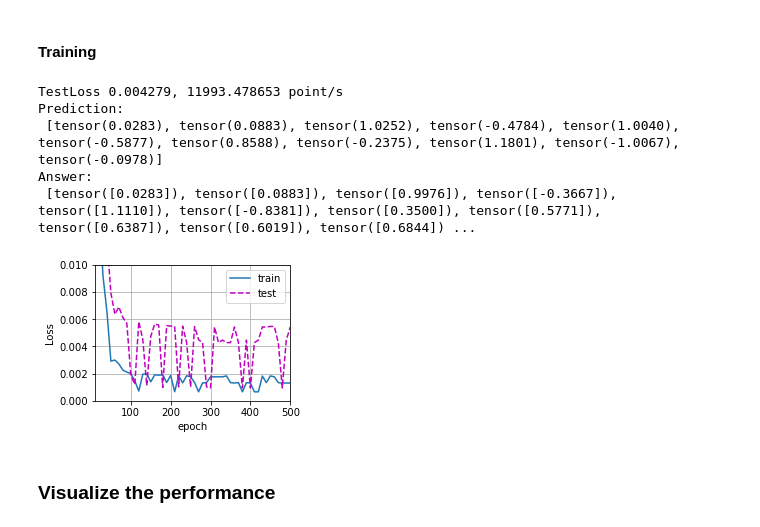
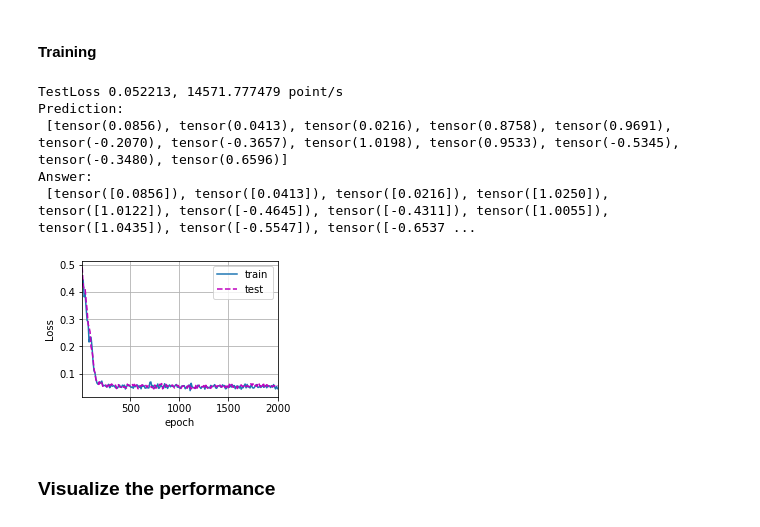
Before and after one commit to yesunhuang/QRNNs_Memory, a Jupyter notebook: JupyterNotebooks/Test_Two_Classical_SRNN.ipynb, the cells around one changed output. Cells and saved outputs as stored; diff of their text form; code cells hidden in the pictures.

Commit message:
Update Test Two

```diff
--- a/JupyterNotebooks/Test_Two_Classical_SRNN.ipynb
+++ b/JupyterNotebooks/Test_Two_Classical_SRNN.ipynb
@@ -104,10 +125,13 @@ srnnTest1Sup=SuportFunction()
 # %%
 transform=lambda Xs:[torch.squeeze(x) for x in Xs]
 # %%
-init_rnn_state=srnnTest1Sup.get_init_state_fun()
-get_params=srnnTest1Sup.get_get_params_fun()
-rnn=srnnTest1Sup.get_forward_fn_fun()
-predict_fun=srnnTest1Sup.get_predict_fun(outputTransoform=transform)
+init_rnn_state=srnnTestSup.get_init_state_fun()
+get_params=srnnTestSup.get_get_params_fun()
+rnn=srnnTestSup.get_forward_fn_fun()
+if hmap.heavyMem==False:
+    predict_fun=srnnTestSup.get_predict_fun(outputTransoform=transform,interval=hmap.interval)
+else:
+    predict_fun=srnnTestSup.get_predict_fun(outputTransoform=transform)
 # %% [markdown]
 #### Create the SRNN
 # %%
@@ -126,7 +150,7 @@ Y.shape, len(newState), newState[0].shape
 # %%
 preX,preY=hmap.data_as_tensor
-preX,preY=torch.unsqueeze(preX[:2],-1),torch.unsqueeze(preY[:10],-1)
+preX,preY=torch.unsqueeze(preX[:3],-1),torch.unsqueeze(preY[:10],-1)
 print('preX=',preX)
-preY=[y for y in torch.cat((preX[:2],preY[1:]),dim=0)]
+preY=[y for y in torch.cat((preX[:3],preY[2:]),dim=0)]
 print('preY=',preY)
 # %% [output]
@@ -144,7 +169,7 @@ YHat= [tensor(0.0283), tensor(0.0883), tensor(-1.1774e-05), tensor(4.3501e-07),
 # %% [markdown]
 #### Parameters
 # %%
-num_epochs, lr = 500, 0.1
+num_epochs, lr = 2000, 0.1
 # %% [markdown]
 #### Loss function
 # %%
@@ -153,7 +178,7 @@ lossFunc=GradFreeMSELoss(net)
 #### Trainer
 # %%
 trainer = torch.optim.SGD(net.params, lr=lr)
-scheduler=torch.optim.lr_scheduler.StepLR(trainer,step_size=100,gamma=0.1)
+scheduler=torch.optim.lr_scheduler.StepLR(trainer,step_size=250,gamma=0.1)
 # %% [markdown]
 #### Initial loss
 # %%
@@ -170,30 +195,30 @@ Initial Test Loss: 0.5692359447479248
 #### Training
 # %%
 animator = hp.Animator(xlabel='epoch', ylabel='Loss',
-                            legend=['train','test'], xlim=[10, num_epochs],ylim=[0, 0.01])
+                            legend=['train','test'], xlim=[10, num_epochs])
     # prediction
 predict = lambda prefix: predict_fun(prefix,net, numPreds=9)
 # train and predict
 for epoch in range(num_epochs):
     trainLoss, speed = SuportFunction.train_epoch(
-        net, trainIter, lossFunc, trainer, False)
-    testLoss=SuportFunction.evaluate_accuracy(net, testIter, lossFunc, False)
+        net, trainIter, lossFunc, trainer, True)
+    testLoss=SuportFunction.evaluate_accuracy(net, testIter, lossFunc, True)
     if (epoch + 1) % 10 == 0:
         print(predict(preX))
         animator.add(epoch + 1, [trainLoss,testLoss])
     l_epochs.append([trainLoss,testLoss])
     scheduler.step()
-testLoss=SuportFunction.evaluate_accuracy(net, testIter, lossFunc, False)
+testLoss=SuportFunction.evaluate_accuracy(net, testIter, lossFunc, True)
 print(f'TestLoss {testLoss:f}, {speed:f} point/s')
 print('Prediction:\n',predict(preX))
 print('Answer:\n',preY)
 # %% [output]
-TestLoss 0.004279, 11993.478653 point/s
+TestLoss 0.052213, 14571.777479 point/s
 Prediction:
- [tensor(0.0283), tensor(0.0883), tensor(1.0252), tensor(-0.4784), tensor(1.0040), tensor(-0.5877), tensor(0.8588), tensor(-0.2375), tensor(1.1801), tensor(-1.0067), tensor(-0.0978)]
+ [tensor(0.0856), tensor(0.0413), tensor(0.0216), tensor(0.8758), tensor(0.9691), tensor(-0.2070), tensor(-0.3657), tensor(1.0198), tensor(0.9533), tensor(-0.5345), tensor(-0.3480), tensor(0.6596)]
 Answer:
- [tensor([0.0283]), tensor([0.0883]), tensor([0.9976]), tensor([-0.3667]), tensor([1.1110]), tensor([-0.8381]), tensor([0.3500]), tensor([0.5771]), tensor([0.6387]), tensor([0.6019]), tensor([0.6844]) ...
+ [tensor([0.0856]), tensor([0.0413]), tensor([0.0216]), tensor([1.0250]), tensor([1.0122]), tensor([-0.4645]), tensor([-0.4311]), tensor([1.0055]), tensor([1.0435]), tensor([-0.5547]), tensor([-0.6537 ...
-[figure, old version]
+[figure, new version]
 # %% [markdown]
 ### Visualize the performance
 # %% [markdown]
```
Also changed, not shown: parts of 21 cells of this notebook, 2 other files.
